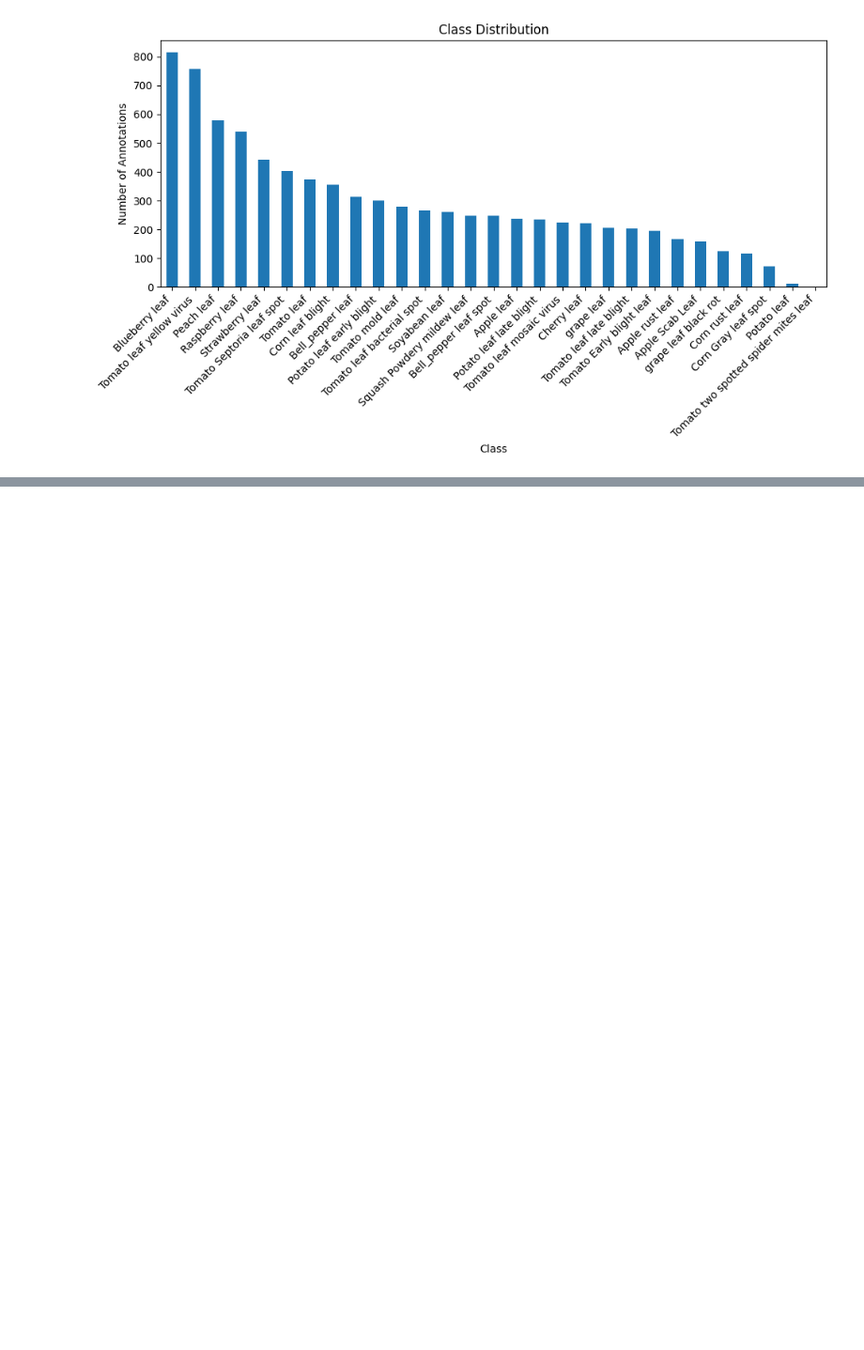
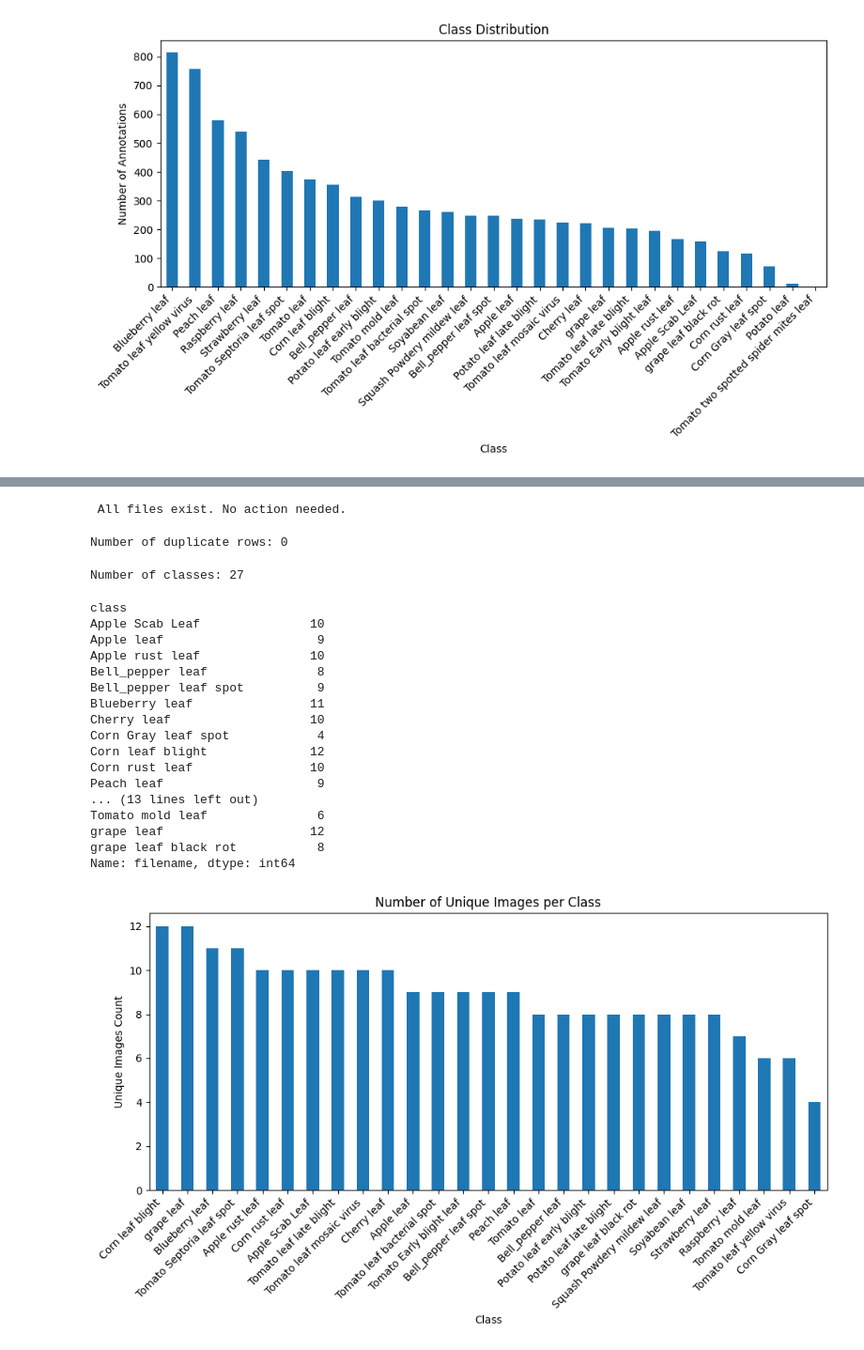
Before and after one commit to MohammadAghaei1/Plantdoc-image-processing, a Jupyter notebook: Plantdoc.ipynb, the cells around one changed output, grey strips where cells are left out. Shown at 94% size. Cells and saved outputs as stored; diff of their text form; code cells hidden in the pictures; blank space fills up the shorter version.

```diff
--- a/Plantdoc.ipynb
+++ b/Plantdoc.ipynb
@@ -367,0 +497,2 @@ Name: count, dtype: int64
+# %%
+annotation_test_clean = pd.read_csv('/content/test/_annotations_clean.csv')
@@ -367,0 +517,60 @@ Name: count, dtype: int64
+# %%
+base_dir = Path("/content/test")
+
+missing_files = [
+    f for f in annotation_test_clean["filename"].unique()
+    if not (base_dir / f).exists()
+]
+
+if missing_files:
+    pd.Series(missing_files, name="filename").to_csv("missing_images.csv", index=False)
+    print(f"⚠ Found {len(missing_files)} missing files. Saved to missing_images.csv")
+else:
+    print(" All files exist. No action needed.")
+# %% [output]
+ All files exist. No action needed.
+# %%
+duplicate_rows = annotation_test_clean.duplicated().sum()
+print(f"Number of duplicate rows: {duplicate_rows}")
+# %% [output]
+Number of duplicate rows: 0
+# %%
+num_classes = annotation_test_clean['class'].nunique()
+print(f"Number of classes: {num_classes}")
+# %% [output]
+Number of classes: 27
+# %%
+img_per_class = annotation_test_clean.groupby("class")["filename"].nunique()
+
+print(img_per_class)
+
+# Optional: plot it
+import matplotlib.pyplot as plt
+
+plt.figure(figsize=(10, 6))
+img_per_class.sort_values(ascending=False).plot(kind='bar')
+plt.title("Number of Unique Images per Class")
+plt.xlabel("Class")
+plt.ylabel("Unique Images Count")
+plt.xticks(rotation=45, ha='right')
+plt.tight_layout()
+plt.show()
+# %% [output]
+class
+Apple Scab Leaf               10
+Apple leaf                     9
+Apple rust leaf               10
+Bell_pepper leaf               8
+Bell_pepper leaf spot          9
+Blueberry leaf                11
+Cherry leaf                   10
+Corn Gray leaf spot            4
+Corn leaf blight              12
+Corn rust leaf                10
+Peach leaf                     9
+... (13 lines left out)
+Tomato mold leaf               6
+grape leaf                    12
+grape leaf black rot           8
+Name: filename, dtype: int64
+[figure, added]
```
Also changed, not shown: parts of 14 cells of this notebook.
